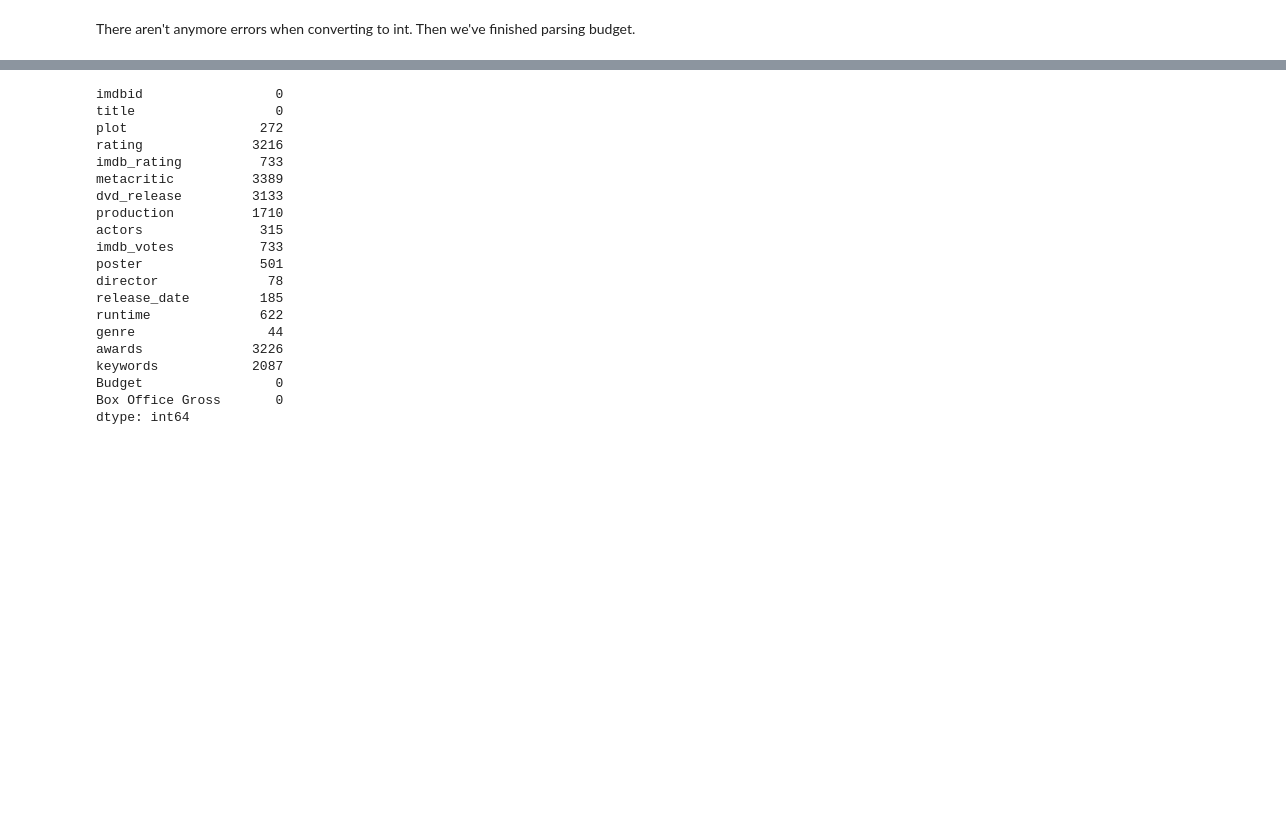
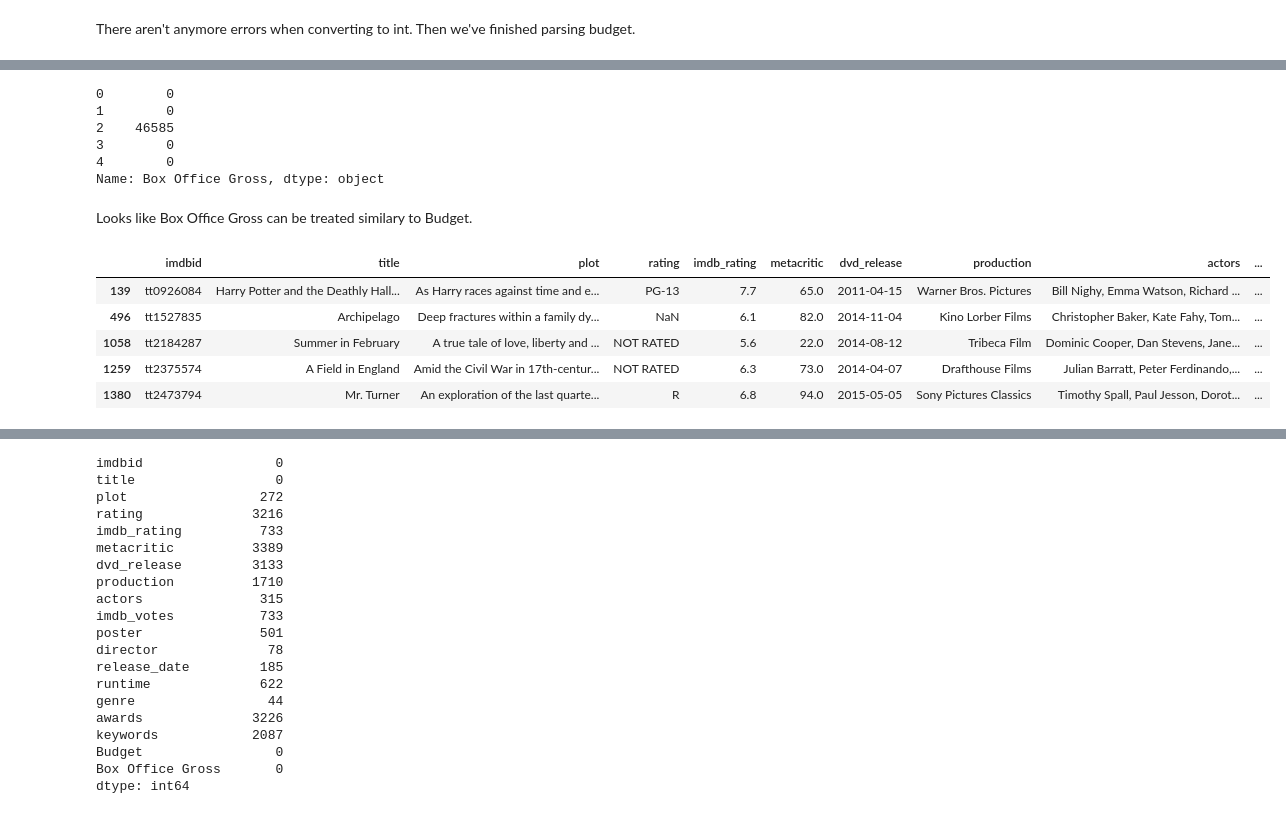
Before and after one commit to devinthai/NBCUniversal, a Jupyter notebook: Data Cleaning.ipynb, the cells around one changed output, grey strips where cells are left out. Cells and saved outputs as stored; diff of their text form; code cells hidden in the pictures; blank space fills up the shorter version.

```diff
--- a/Data Cleaning.ipynb
+++ b/Data Cleaning.ipynb
@@ -320,3 +320,24 @@ Budget              8468 non-null int64
 Box Office Gross    8468 non-null object
 dtypes: datetime64[ns](2), float64(3), int64(1), object(13)
 memory usage: 1.2+ MB
+# %%
+data['Box Office Gross'].head()
+# %% [output]
+0        0
+1        0
+2    46585
+3        0
+4        0
+Name: Box Office Gross, dtype: object
+# %% [markdown]
+Looks like Box Office Gross can be treated similary to Budget.
+# %%
+gross = data['Box Office Gross']
+data[gross.str.contains('GBP')].head()
+# %% [output]
+|  | imdbid | title | plot | rating | imdb_rating | metacritic | dvd_release | production | actors | ... |
+| 139 | tt0926084 | Harry Potter and the Deathly Hall... | As Harry races against time and e... | PG-13 | 7.7 | 65.0 | 2011-04-15 | Warner Bros. Pictures | Bill Nighy, Emma Watson, Richard ... | ... |
+| 496 | tt1527835 | Archipelago | Deep fractures within a family dy... | NaN | 6.1 | 82.0 | 2014-11-04 | Kino Lorber Films | Christopher Baker, Kate Fahy, Tom... | ... |
+| 1058 | tt2184287 | Summer in February | A true tale of love, liberty and ... | NOT RATED | 5.6 | 22.0 | 2014-08-12 | Tribeca Film | Dominic Cooper, Dan Stevens, Jane... | ... |
+| 1259 | tt2375574 | A Field in England | Amid the Civil War in 17th-centur... | NOT RATED | 6.3 | 73.0 | 2014-04-07 | Drafthouse Films | Julian Barratt, Peter Ferdinando,... | ... |
+| 1380 | tt2473794 | Mr. Turner | An exploration of the last quarte... | R | 6.8 | 94.0 | 2015-05-05 | Sony Pictures Classics | Timothy Spall, Paul Jesson, Dorot... | ... |
```
Also changed, not shown: parts of 8 cells of this notebook.
